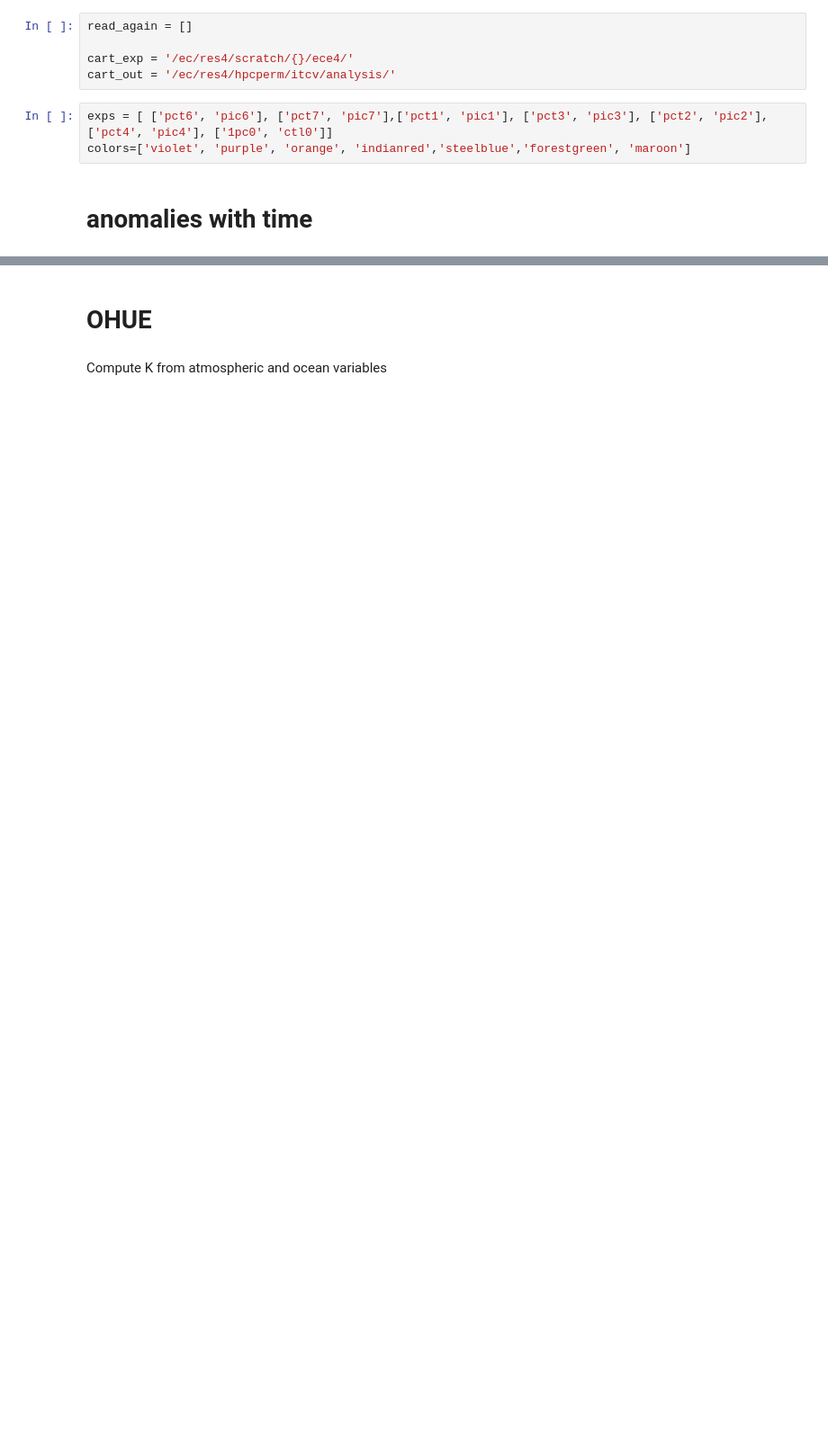
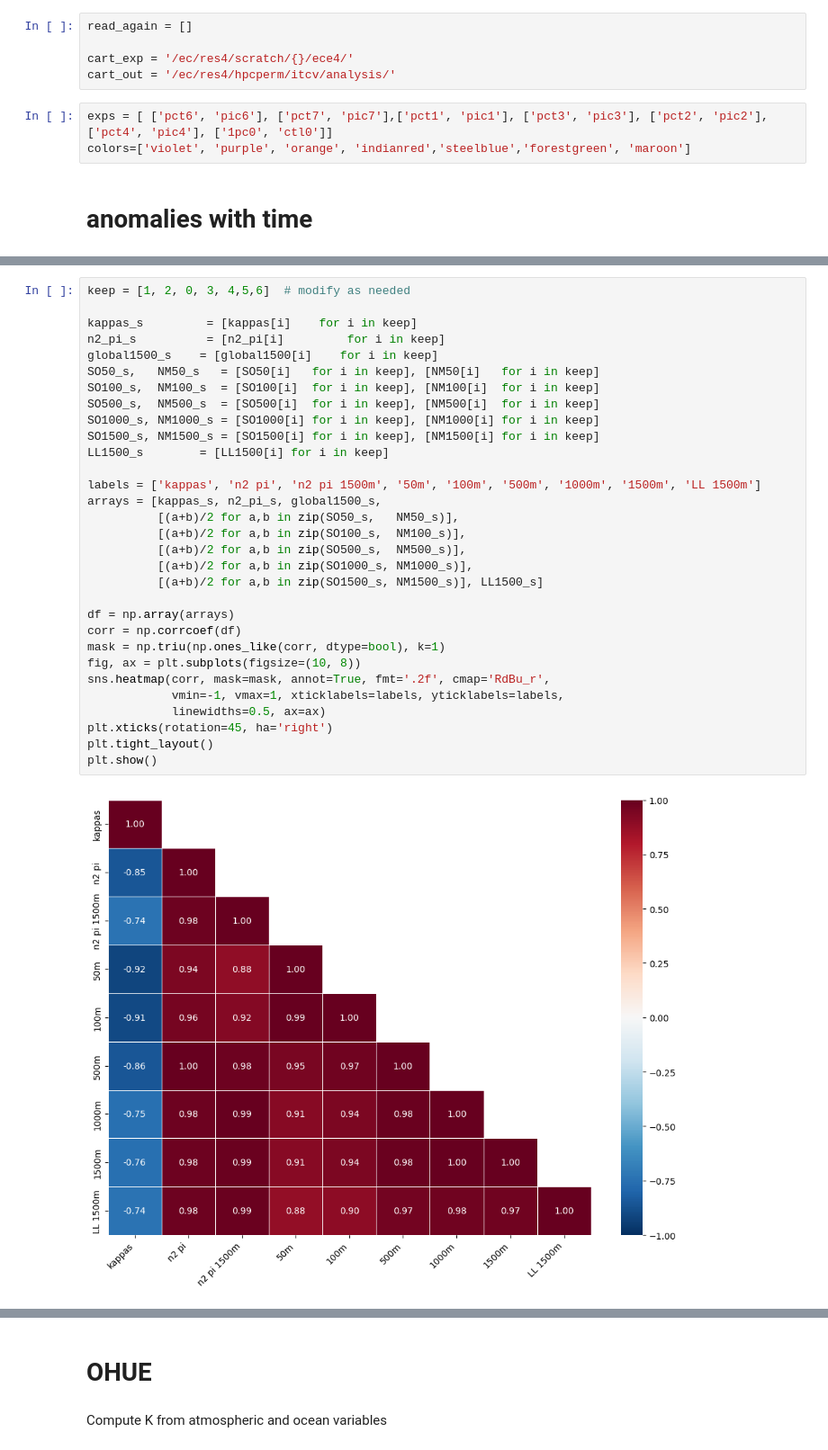
Before and after one commit to fedef17/ece-diags, a Jupyter notebook: check_multiexp/check_1pct_ohue.ipynb, the cells around one changed output, grey strips where cells are left out. Shown at 90% size. Cells and saved outputs as stored; diff of their text form; blank space fills up the shorter version.

```diff
--- a/check_multiexp/check_1pct_ohue.ipynb
+++ b/check_multiexp/check_1pct_ohue.ipynb
@@ -131,0 +154,33 @@ plt.show()
+# %%
+keep = [1, 2, 0, 3, 4,5,6]  # modify as needed
+
+kappas_s         = [kappas[i]    for i in keep]
+n2_pi_s          = [n2_pi[i]         for i in keep]
+global1500_s    = [global1500[i]    for i in keep]
+SO50_s,   NM50_s   = [SO50[i]   for i in keep], [NM50[i]   for i in keep]
+SO100_s,  NM100_s  = [SO100[i]  for i in keep], [NM100[i]  for i in keep]
+SO500_s,  NM500_s  = [SO500[i]  for i in keep], [NM500[i]  for i in keep]
+SO1000_s, NM1000_s = [SO1000[i] for i in keep], [NM1000[i] for i in keep]
+SO1500_s, NM1500_s = [SO1500[i] for i in keep], [NM1500[i] for i in keep]
+LL1500_s        = [LL1500[i] for i in keep]
+
+labels = ['kappas', 'n2 pi', 'n2 pi 1500m', '50m', '100m', '500m', '1000m', '1500m', 'LL 1500m']
+arrays = [kappas_s, n2_pi_s, global1500_s,
+          [(a+b)/2 for a,b in zip(SO50_s,   NM50_s)],
+          [(a+b)/2 for a,b in zip(SO100_s,  NM100_s)],
+          [(a+b)/2 for a,b in zip(SO500_s,  NM500_s)],
+          [(a+b)/2 for a,b in zip(SO1000_s, NM1000_s)],
+          [(a+b)/2 for a,b in zip(SO1500_s, NM1500_s)], LL1500_s]
+
+df = np.array(arrays)
+corr = np.corrcoef(df)
+mask = np.triu(np.ones_like(corr, dtype=bool), k=1)
+fig, ax = plt.subplots(figsize=(10, 8))
+sns.heatmap(corr, mask=mask, annot=True, fmt='.2f', cmap='RdBu_r',
+            vmin=-1, vmax=1, xticklabels=labels, yticklabels=labels,
+            linewidths=0.5, ax=ax)
+plt.xticks(rotation=45, ha='right')
+plt.tight_layout()
+plt.show()
+# %% [output]
+[figure, added]
```
Also changed, not shown: parts of 19 cells of this notebook, 3 other files.
